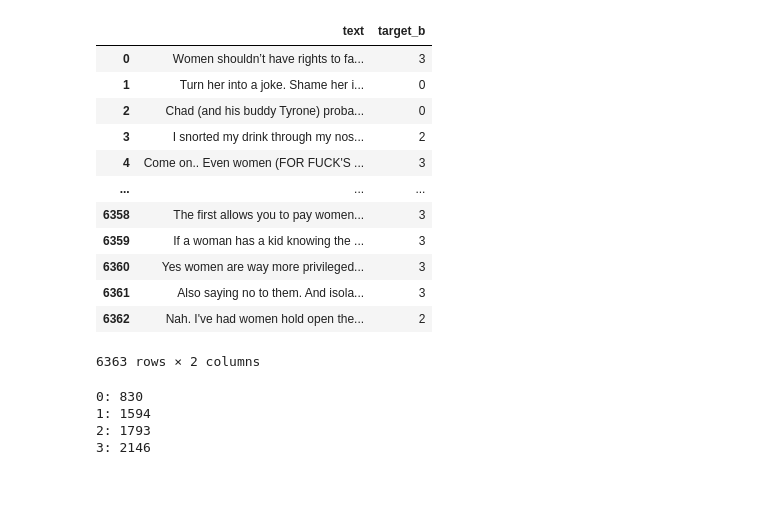
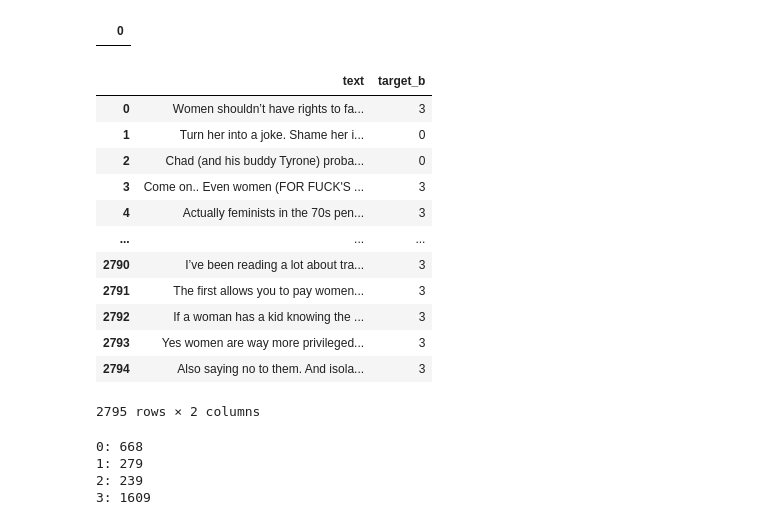
Before and after one commit to AxelBogos/SemEval-Edos, a Jupyter notebook: notebooks/6_ab_unlabeled_data.ipynb, the cells around one changed output. Saved outputs shown, nothing was run; the diff lists cells and outputs as text; code cells hidden in the pictures; blank space fills up the shorter version.

```diff
--- a/notebooks/6_ab_unlabeled_data.ipynb
+++ b/notebooks/6_ab_unlabeled_data.ipynb
@@ -68,0 +98,4 @@ sexist_new = sexist_new.drop(['target_a'],axis=1)
+# %%
+reddit_500k[reddit_500k['0'].str.contains(missing_rows['text'][999995])]
+# %% [output]
+|  | 0 |
@@ -69,45 +104,46 @@ sexist_new = sexist_new.drop(['target_a'],axis=1)
 # %%
 # REFORMAT OUTPUT FROM UNLABELED - task b
+# task_b_labeled = pd.read_csv(os.path.join(PROCESSED_DATA_DIR, "probs_task_b_GAB_FULL.csv"))
 task_b_labeled = pd.read_csv(os.path.join(PROCESSED_DATA_DIR, "probs_task_b_reddit.csv"))
-# unlabeled_task_b_GAB = pd.read_csv(os.path.join(PROCESSED_DATA_DIR, "unlabeled_task_b_GAB.csv"))
+# unlabeled_task_b_GAB = pd.read_csv(os.path.join(PROCESSED_DATA_DIR, "unlabeled_data_GAB_FULL.csv"))
 unlabeled_task_b_reddit = pd.read_csv(os.path.join(PROCESSED_DATA_DIR, "unlabeled_task_b_reddit.csv"))
 # Set a confidence threshold for pseudo-labeling
-confidence_threshold = 0.90
+confidence_threshold = 0.95
 test = np.array(task_b_labeled)
 
 # Get the most confident predictions and their indices
 most_confident_indices = np.where(test.max(axis=1) > confidence_threshold)[0]
 most_confident_preds = pd.DataFrame(test.argmax(axis=1)[most_confident_indices])
 most_confident_preds.columns = ['target_b']
 
 text_task_b = unlabeled_task_b_reddit.iloc[most_confident_indices].reset_index(drop=True)
 
 final_task_b = pd.concat([text_task_b, most_confident_preds],axis=1)
 final_task_b
 # %% [output]
 |  | text | target_b |
 | 0 | Women shouldn’t have rights to fa... | 3 |
 | 1 | Turn her into a joke. Shame her i... | 0 |
 | 2 | Chad (and his buddy Tyrone) proba... | 0 |
-| 3 | I snorted my drink through my nos... | 2 |
-| 4 | Come on.. Even women (FOR FUCK'S ... | 3 |
+| 3 | Come on.. Even women (FOR FUCK'S ... | 3 |
+| 4 | Actually feminists in the 70s pen... | 3 |
 | ... | ... | ... |
-| 6358 | The first allows you to pay women... | 3 |
-| 6359 | If a woman has a kid knowing the ... | 3 |
-| 6360 | Yes women are way more privileged... | 3 |
-| 6361 | Also saying no to them. And isola... | 3 |
-| 6362 | Nah. I've had women hold open the... | 2 |
+| 2790 | I’ve been reading a lot about tra... | 3 |
+| 2791 | The first allows you to pay women... | 3 |
+| 2792 | If a woman has a kid knowing the ... | 3 |
+| 2793 | Yes women are way more privileged... | 3 |
+| 2794 | Also saying no to them. And isola... | 3 |
-6363 rows × 2 columns
+2795 rows × 2 columns
 # %%
 unique_values, counts = np.unique(most_confident_preds, return_counts=True)
 
 for value, count in zip(unique_values, counts):
     print(f"{value}: {count}")
 # %% [output]
-0: 830
-1: 1594
-2: 1793
-3: 2146
+0: 668
+1: 279
+2: 239
+3: 1609
 # %%
 dummy_values = np.random.rand(len(final_task_b))
 df = final_task_b.copy()
```
Also changed, not shown: parts of 13 cells of this notebook, 6 other files.
